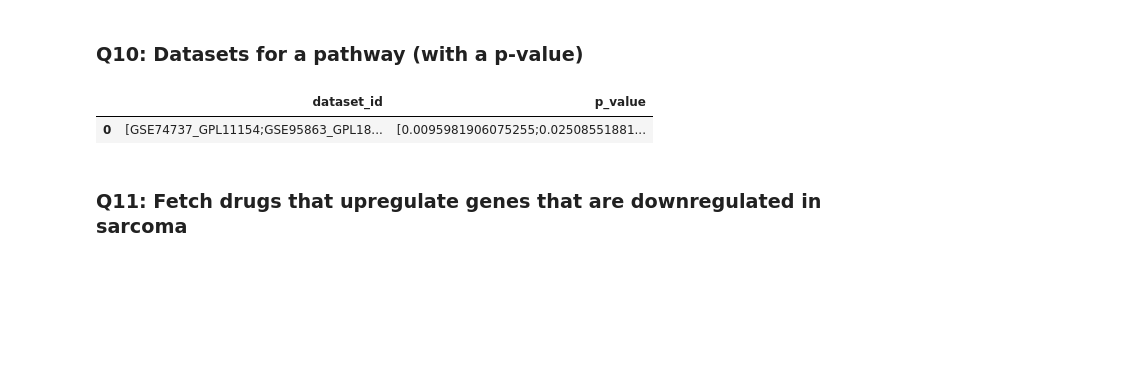
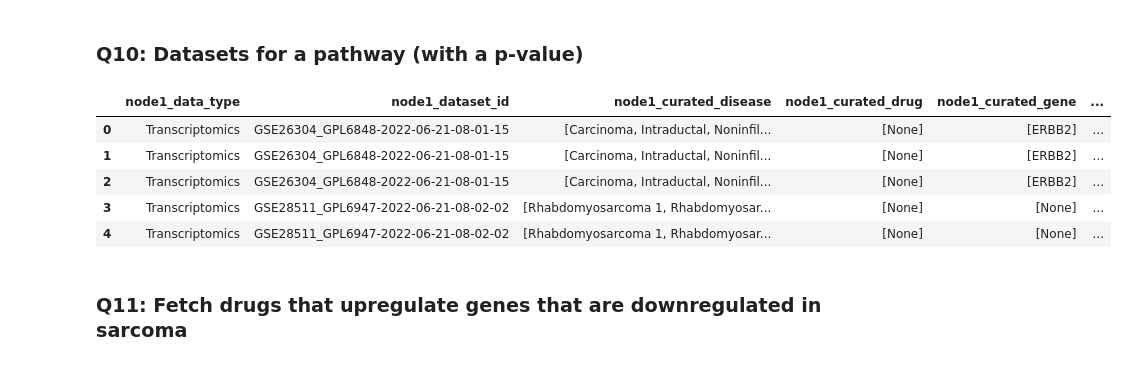
Before and after one commit to ElucidataInc/polly-python, a Jupyter notebook: Discover/pollygraph/Search_KG.ipynb, the cells around one changed output. Drawn from its saved outputs; the diff is of its cells as text; code cells hidden in the pictures; blank space fills up the shorter version.

```diff
--- a/Discover/pollygraph/Search_KG.ipynb
+++ b/Discover/pollygraph/Search_KG.ipynb
@@ -368,15 +377,36 @@ No. of Drugs: 15
 # %%
 #Will return a list for both
 #assign into new dataframe and filter using desired p-value cut off
 query = """MATCH (n:ns0__pathway)
 WHERE ANY (x in n.ns0__name WHERE toLower(x) CONTAINS("regulation of ras protein signal transduction"))
-RETURN n.ns0__datasets AS dataset_id,n.ns0__pval as p_value;"""
+WITH n.ns0__datasets AS dataset_id, n.ns0__pval as p_value
+UNWIND dataset_id as d
+UNWIND p_value as p
+RETURN split(d,';') AS dataset_id,SPLIT(p,';') AS p_value"""
 
-top_cat_df = pd.DataFrame([dict(_) for _ in pollygraph.query(query)])
-top_cat_df
+df1 = pd.DataFrame([dict(_) for _ in pollygraph.query(query)])
+
+top_cat_df = pd.DataFrame({'dataset_id':df1['dataset_id'][0],
+                           'p_value':df1['p_value'][0]})
+
+ret = make_return_statement_dataset({'p':get_node_properties('dataset')['property'].tolist()})
+
+query = f"""MATCH (p:dataset)
+        WHERE ANY (x IN p.src_dataset_id WHERE x IN {top_cat_df['dataset_id'].tolist()})
+        RETURN {ret}"""
+df2 = pd.DataFrame([dict(_) for _ in pollygraph.query(query)]).rename(columns={'node1_src_dataset_id':'dataset_id'})
+
+top_cat_df = pd.merge(df2,top_cat_df,on='dataset_id',how='left')
+top_cat_df['pathway'] = 'regulation of ras protein signal transduction'
+
+top_cat_df.head(n=5)
 # %% [output]
-|  | dataset_id | p_value |
-| 0 | [GSE74737_GPL11154;GSE95863_GPL18... | [0.0095981906075255;0.02508551881... |
+|  | node1_data_type | node1_dataset_id | node1_curated_disease | node1_curated_drug | node1_curated_gene | ... |
+| 0 | Transcriptomics | GSE26304_GPL6848-2022-06-21-08-01-15 | [Carcinoma, Intraductal, Noninfil... | [None] | [ERBB2] | ... |
+| 1 | Transcriptomics | GSE26304_GPL6848-2022-06-21-08-01-15 | [Carcinoma, Intraductal, Noninfil... | [None] | [ERBB2] | ... |
+| 2 | Transcriptomics | GSE26304_GPL6848-2022-06-21-08-01-15 | [Carcinoma, Intraductal, Noninfil... | [None] | [ERBB2] | ... |
+| 3 | Transcriptomics | GSE28511_GPL6947-2022-06-21-08-02-02 | [Rhabdomyosarcoma 1, Rhabdomyosar... | [None] | [None] | ... |
+| 4 | Transcriptomics | GSE28511_GPL6947-2022-06-21-08-02-02 | [Rhabdomyosarcoma 1, Rhabdomyosar... | [None] | [None] | ... |
 # %% [markdown]
 ### Q11: Fetch drugs that upregulate genes that are downregulated in sarcoma
 # %%
```
Also changed, not shown: parts of 4 cells of this notebook.
